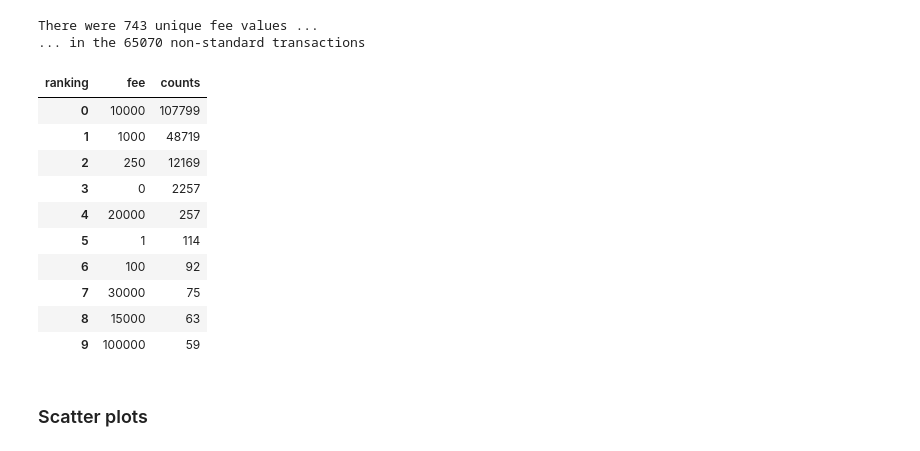
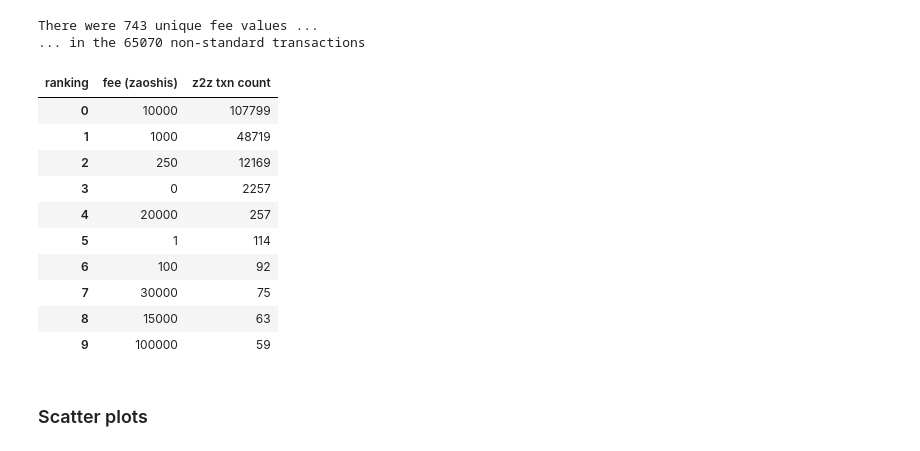
Before and after one commit to Mitchellpkt/z2z-metadata, a Jupyter notebook: analysis/analysis.ipynb, the cells around one changed output. Cells and saved outputs as stored; diff of their text form; code cells hidden in the pictures.

Commit message:
fix(data): cleaned up column names in df_counts

```diff
--- a/analysis/analysis.ipynb
+++ b/analysis/analysis.ipynb
@@ -86,11 +84,11 @@ There were 743 unique fee values ...
 ... in the 65070 non-standard transactions
 # %%
 df_counts = pd.DataFrame()
-df_counts['counts'] = df.groupby(['fee']).count().sort_values(by='hash', ascending = False).hash
-df_counts = df_counts.reset_index().rename_axis("ranking", axis="columns")
+df_counts['z2z txn count'] = df.groupby(['fee']).count().sort_values(by='hash', ascending = False).hash
+df_counts = df_counts.reset_index().rename_axis("ranking", axis="columns").rename(columns = {'fee':'fee (zaoshis)'})
 df_counts.head(10)
 # %% [output]
-| ranking | fee | counts |
+| ranking | fee (zaoshis) | z2z txn count |
 | 0 | 10000 | 107799 |
 | 1 | 1000 | 48719 |
 | 2 | 250 | 12169 |
```
Also changed, not shown: parts of 1 cell of this notebook.
